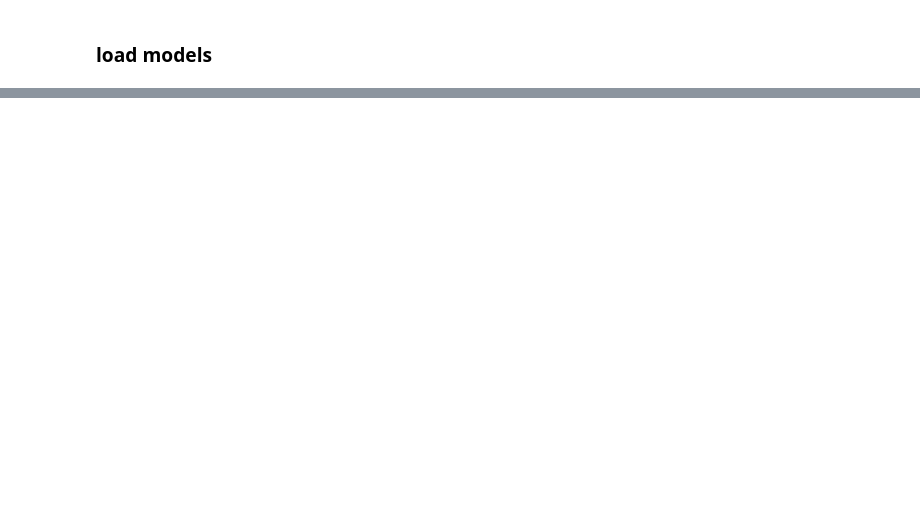
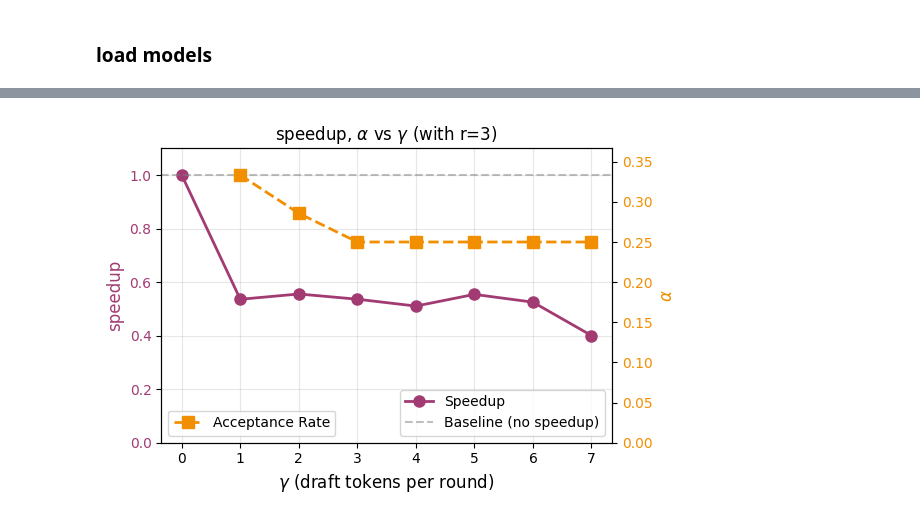
Before and after one commit to TheAyos/openvla-mini-specdec, a Jupyter notebook: experiments/specdec/benchmark_specdec_throughput.ipynb, the cells around one changed output, grey strips where cells are left out. Drawn from its saved outputs; the diff is of its cells as text; code cells hidden in the pictures; blank space fills up the shorter version.

```diff
--- a/experiments/specdec/benchmark_specdec_throughput.ipynb
+++ b/experiments/specdec/benchmark_specdec_throughput.ipynb
@@ -1246,0 +1337,82 @@ Plots saved:
+# %%
+# === Plot 2222: Speedup vs Gamma ===
+gamma_values = list(range(0, 8))  # 0 to 7
+speedups = []
+acceptance_rates_gamma = []
+RRRR=3
+for gamma in gamma_values:
+    print(f"Benchmarking with gamma={gamma}")
+
+    if gamma == 0:
+        # No speculation - just use target model
+        speedup = 1.0
+        acceptance_rate = 0.0
+    else:
+        # Create decoder with this gamma
+        specdec_decoder_gamma = VLASpeculativeDecoderBatchedLM(
+            target_model=target_model,
+            draft_model=draft_model,
+            target_processor=target_processor,
+            gamma=gamma,
+            temperature=cfg.temperature,
+            relaxed_acceptance_r=RRRR,
+        )
+
+        # Warmup
+        for _ in range(cfg.warmup_iterations):
+            specdec_decoder_gamma.predict_action_speculative(
+                pil_image, task_description, unnorm_key_target
+            )
+            torch.cuda.synchronize()
+
+        # Benchmark
+        times_gamma = []
+        specdec_decoder_gamma.reset_stats()
+        for i in range(cfg.num_iterations):
+            start = torch.cuda.Event(enable_timing=True)
+            end = torch.cuda.Event(enable_timing=True)
+            start.record()
+            action, stats = specdec_decoder_gamma.predict_action_speculative(
+                pil_image, task_description, unnorm_key_target
+            )
+            end.record()
+            torch.cuda.synchronize()
+            times_gamma.append(start.elapsed_time(end) / 1000)
+
+        mean_time = np.mean(times_gamma)
+        speedup = target_mean_baseline / mean_time
+        acceptance_rate = specdec_decoder_gamma.stats.acceptance_rate
+
+    speedups.append(speedup)
+    acceptance_rates_gamma.append(acceptance_rate)
+
+# Plot speedup vs gamma
+fig, ax1 = plt.subplots(figsize=(6, 4))
+
+color1 = '#A23B72'
+ax1.set_xlabel(r'$\gamma$ (draft tokens per round)', fontsize=12)
+ax1.set_ylabel('speedup', fontsize=12, color=color1)
+ax1.plot(gamma_values, speedups, marker='o', linewidth=2, markersize=8,
+         color=color1, label='Speedup')
+ax1.tick_params(axis='y', labelcolor=color1)
+ax1.axhline(y=1.0, color='gray', linestyle='--', alpha=0.5, label='Baseline (no speedup)')
+ax1.grid(True, alpha=0.3)
+ax1.set_xticks(gamma_values)
+ax1.set_ylim(0.0, max(speedups) * 1.1)
+ax1.legend(loc='lower right')
+
+# acceptance rate on secondary y-axis
+ax2 = ax1.twinx()
+color2 = '#F18F01'
+ax2.set_ylabel(r'$\alpha$', fontsize=12, color=color2)
+ax2.plot(gamma_values[1:], acceptance_rates_gamma[1:],
+         marker='s', linewidth=2, markersize=8, color=color2,
+         linestyle='--', label='Acceptance Rate')
+ax2.tick_params(axis='y', labelcolor=color2)
+ax2.set_ylim(0, max(acceptance_rates_gamma[1:]) * 1.1)
+ax2.legend(loc='lower left')
+plt.title(r'speedup, $\alpha$ vs $\gamma$' + f' (with r={RRRR})', fontsize=12)
+fig.tight_layout()
+plt.savefig('speedup_vs_gamma.png', dpi=300, bbox_inches='tight')
+plt.show()
+# %% [output]
@@ -1246,0 +1427 @@ Plots saved:
+[figure, added]
```
Also changed, not shown: parts of 15 cells of this notebook, 6 other files.
